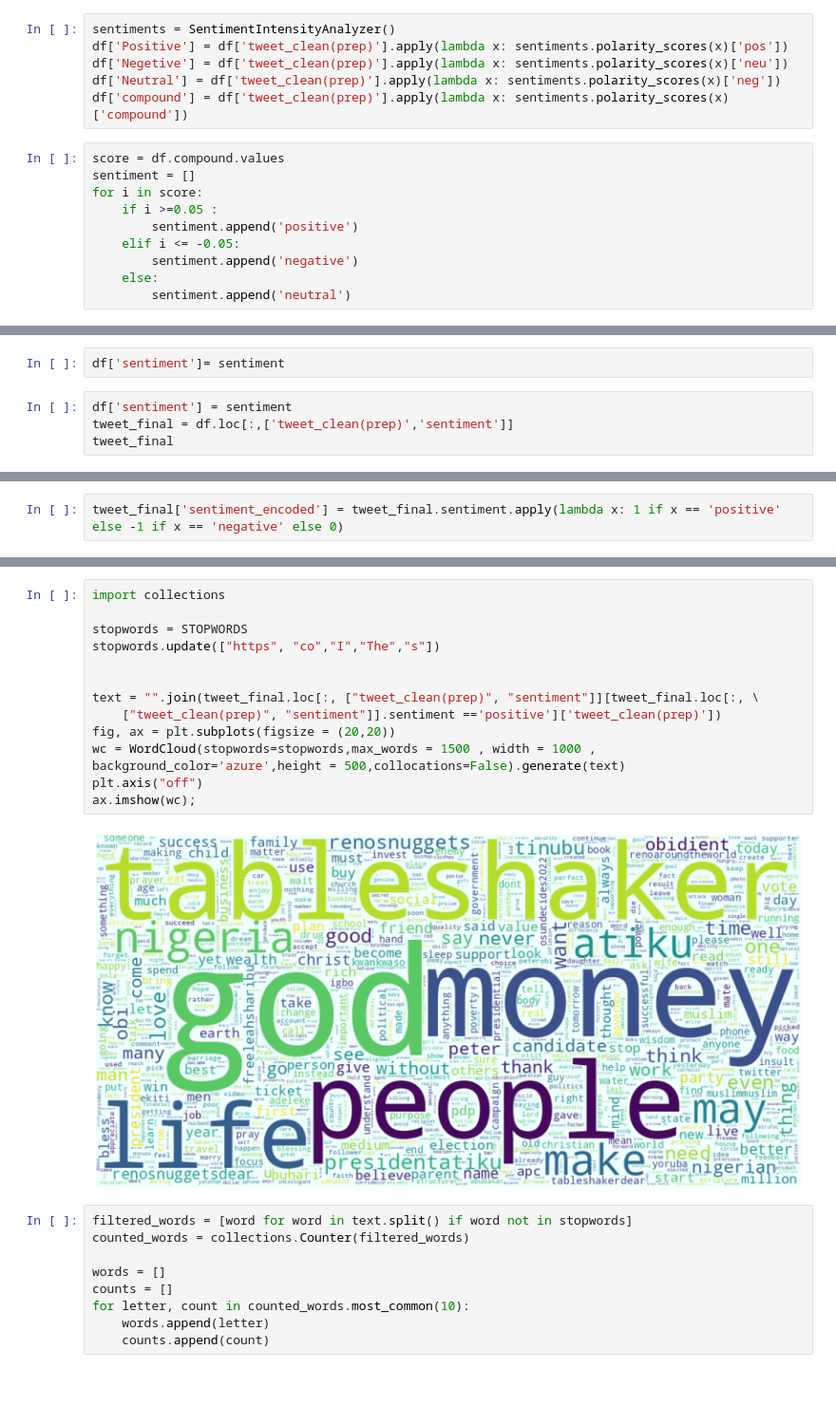
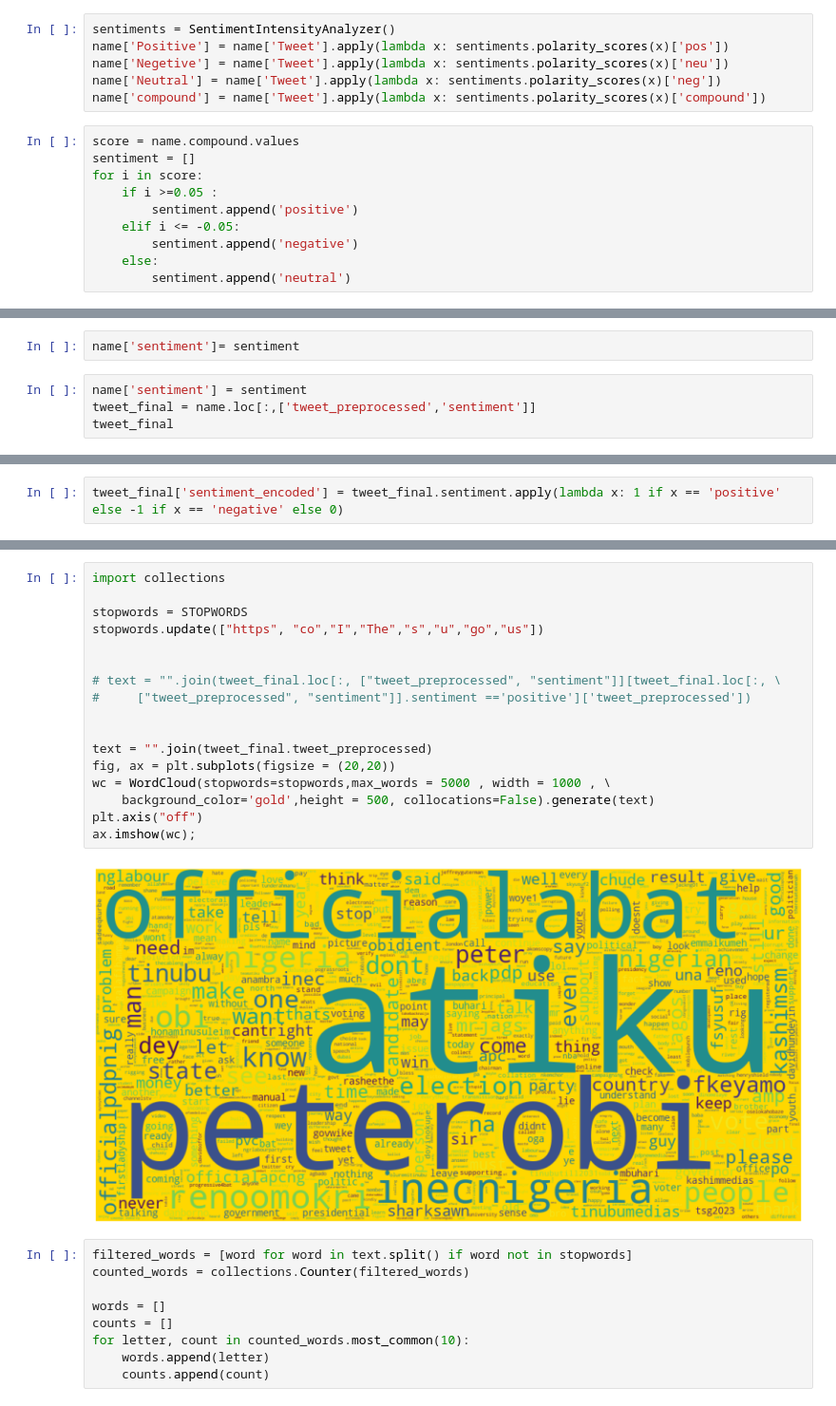
Before and after one commit to godwinnwalozie/NaijaDecide2023, a Jupyter notebook: scrapped_user_handle.ipynb, the cells around one changed output, grey strips where cells are left out. Shown at 95% size. Saved outputs shown, nothing was run; the diff lists cells and outputs as text.

```diff
--- a/scrapped_user_handle.ipynb
+++ b/scrapped_user_handle.ipynb
@@ -262,12 +233,12 @@ df.loc[:,['Tweet','tweet_clean(prep)']]
 # VADER FOR SENTIMENT
 # %%
 sentiments = SentimentIntensityAnalyzer()
-df['Positive'] = df['tweet_clean(prep)'].apply(lambda x: sentiments.polarity_scores(x)['pos'])
-df['Negetive'] = df['tweet_clean(prep)'].apply(lambda x: sentiments.polarity_scores(x)['neu'])
-df['Neutral'] = df['tweet_clean(prep)'].apply(lambda x: sentiments.polarity_scores(x)['neg'])
-df['compound'] = df['tweet_clean(prep)'].apply(lambda x: sentiments.polarity_scores(x)['compound'])
+name['Positive'] = name['Tweet'].apply(lambda x: sentiments.polarity_scores(x)['pos'])
+name['Negetive'] = name['Tweet'].apply(lambda x: sentiments.polarity_scores(x)['neu'])
+name['Neutral'] = name['Tweet'].apply(lambda x: sentiments.polarity_scores(x)['neg'])
+name['compound'] = name['Tweet'].apply(lambda x: sentiments.polarity_scores(x)['compound'])
 # %%
-score = df.compound.values
+score = name.compound.values
 sentiment = []
 for i in score:
     if i >=0.05 :
@@ -291,7 +250,7 @@ for i in score:
 # %%
-df['sentiment']= sentiment
+name['sentiment']= sentiment
 # %%
-df['sentiment'] = sentiment
-tweet_final = df.loc[:,['tweet_clean(prep)','sentiment']]
+name['sentiment'] = sentiment
+tweet_final = name.loc[:,['tweet_preprocessed','sentiment']]
 tweet_final
 # %% [output]
@@ -356,18 +315,22 @@ Name: tweet_clean(prep), Length: 710, dtype: object
 # %%
 import collections
 
 stopwords = STOPWORDS
-stopwords.update(["https", "co","I","The","s"])
+stopwords.update(["https", "co","I","The","s","u","go","us"])
 
 
-text = "".join(tweet_final.loc[:, ["tweet_clean(prep)", "sentiment"]][tweet_final.loc[:, \
-    ["tweet_clean(prep)", "sentiment"]].sentiment =='positive']['tweet_clean(prep)'])
+# text = "".join(tweet_final.loc[:, ["tweet_preprocessed", "sentiment"]][tweet_final.loc[:, \
+#     ["tweet_preprocessed", "sentiment"]].sentiment =='positive']['tweet_preprocessed'])
+
+
+text = "".join(tweet_final.tweet_preprocessed)
 fig, ax = plt.subplots(figsize = (20,20))
-wc = WordCloud(stopwords=stopwords,max_words = 1500 , width = 1000 , background_color='azure',height = 500,collocations=False).generate(text)
+wc = WordCloud(stopwords=stopwords,max_words = 5000 , width = 1000 , \
+    background_color='gold',height = 500, collocations=False).generate(text)
 plt.axis("off")
 ax.imshow(wc);
 # %% [output]
-[figure, old version]
+[figure, new version]
 # %%
 filtered_words = [word for word in text.split() if word not in stopwords]
 counted_words = collections.Counter(filtered_words)
```
Also changed, not shown: parts of 61 cells of this notebook.
